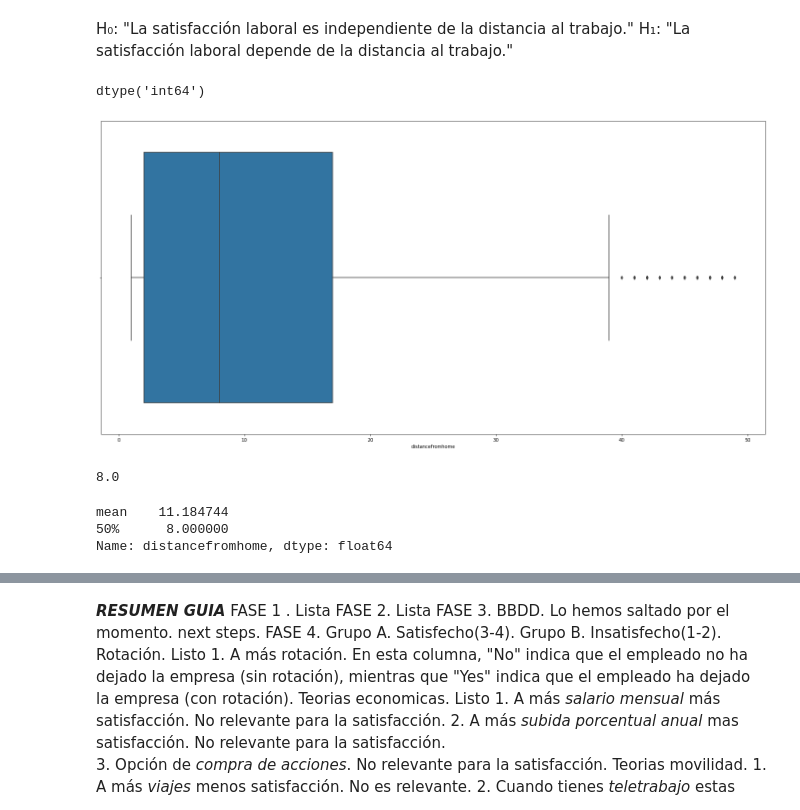
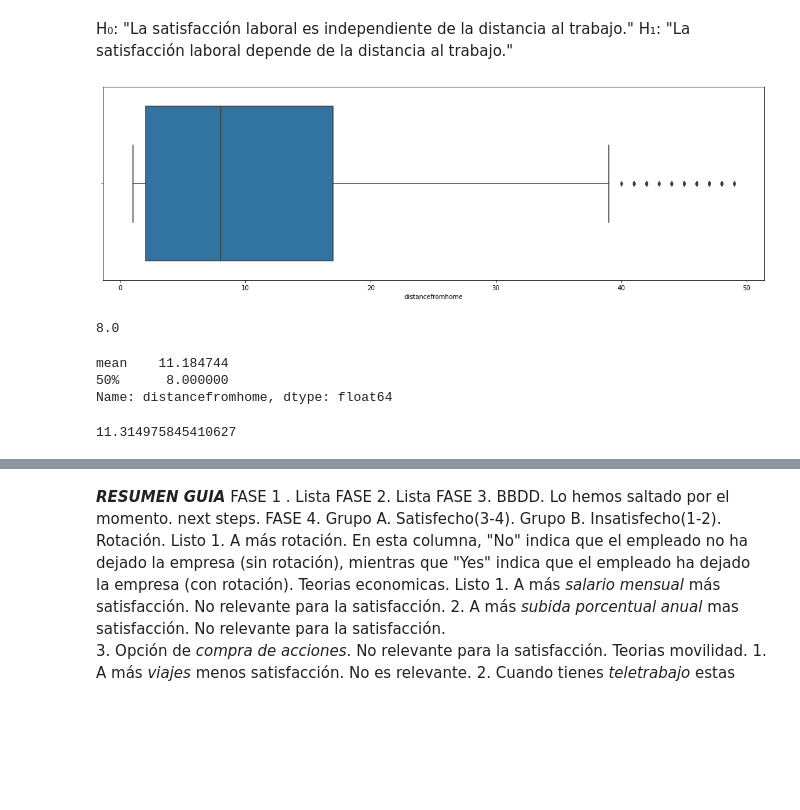
Before and after one commit to Iara-AC/project-da-promo-K-modulo-3-team-1, a Jupyter notebook: ETL/GRAFICOS.ipynb, the cells around one changed output, grey strips where cells are left out. Saved outputs shown, nothing was run; the diff lists cells and outputs as text; code cells hidden in the pictures; blank space fills up the shorter version.

```diff
--- a/ETL/notebooks/GRAFICOS.ipynb
+++ b/ETL/GRAFICOS.ipynb
@@ -28,10 +28,10 @@ warnings.filterwarnings("ignore")
 # %% [markdown]
 # Graficos
 # %%
-df = pd.read_csv("../data/df_modificado.csv", index_col = 0)
+df = pd.read_csv("data/df_modificado.csv", index_col = 0)
 
 
-df.head(5)
+df.head(1)
 # %% [output]
 |  | age | attrition | businesstravel | dailyrate | department | distancefromhome | education | ... |
 | 0 | 52 | No | non-travel | 2015.7 | desconocido | 6 | 3 | ... |
@@ -114,2 +49,0 @@ mediana_salary = df["salary"].median()
-# %%
-df["salary"] = df["salary"].fillna(mediana_salary)
@@ -126,2 +49,0 @@ mediana_monthlyincome = df["monthlyincome"].median()
-# %%
-df["monthlyincome"] = df["monthlyincome"].fillna(mediana_monthlyincome)
@@ -138,2 +49,0 @@ mediana_worklifebalance = df["worklifebalance"].mean()
-# %%
-df["worklifebalance"] = df["worklifebalance"].fillna(mediana_worklifebalance)
@@ -619,7 +382,3 @@ No podemos rechazar la hipótesis nula: No hay relación significativa entre sat
 # %% [markdown]
 H₀: "La satisfacción laboral es independiente de la distancia al trabajo."
 H₁: "La satisfacción laboral depende de la distancia al trabajo."
-# %%
-df["distancefromhome"].dtype
-# %% [output]
-dtype('int64')
@@ -628,18 +385,18 @@ columnas3 = ["distancefromhome"]
 # %%
-fig, axes = plt.subplots(nrows=1, ncols=1, figsize=(20, 10))
+columnas3 = ["distancefromhome"]
+fig, axes = plt.subplots(nrows=1, ncols=1, figsize=(15, 5))
 
 # Si solo hay un gráfico, no hace falta usar axes.flat
 sns.boxplot(x = columnas3[0], data = df, ax = axes)
 
 plt.tight_layout()
 # %% [output]
-[figure, old version]
+[figure, new version]
 # %%
 medianadistancefromhome = df["distancefromhome"].median()
+medianadistancefromhome
+# %% [output]
+8.0
-# %%
-medianadistancefromhome
-# %% [output]
-8.0
 # %%
 df["distancefromhome"] = df["distancefromhome"].fillna(medianadistancefromhome)
 # %%
@@ -650,3 +407,6 @@ mean    11.184744
 Name: distancefromhome, dtype: float64
 # %%
 mediana_distancefromhome_sat = job_satisfecha["distancefromhome"].mean()
+mediana_distancefromhome_sat
+# %% [output]
+11.314975845410627
```
Also changed, not shown: parts of 52 cells of this notebook, 2 other files.
